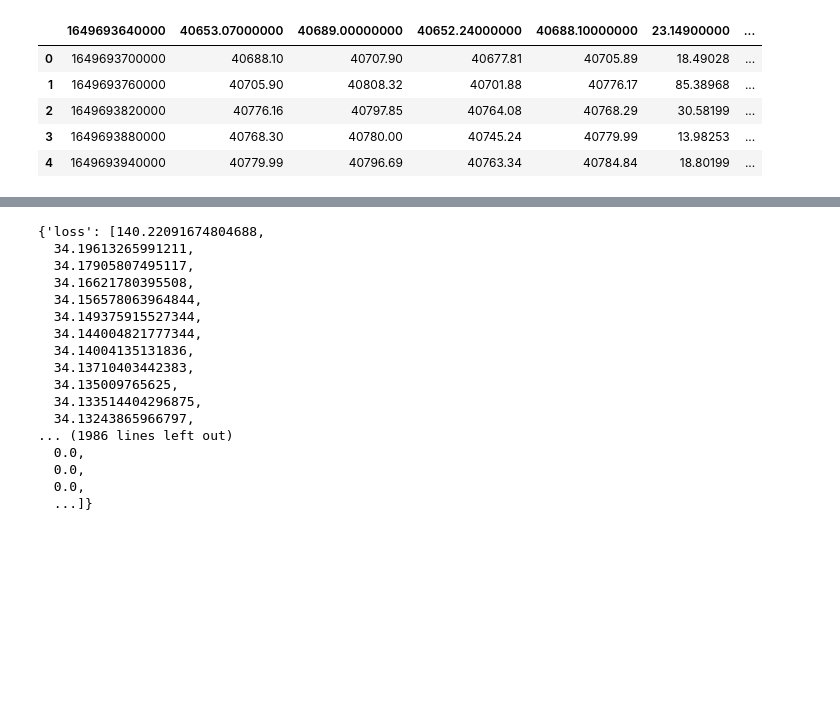
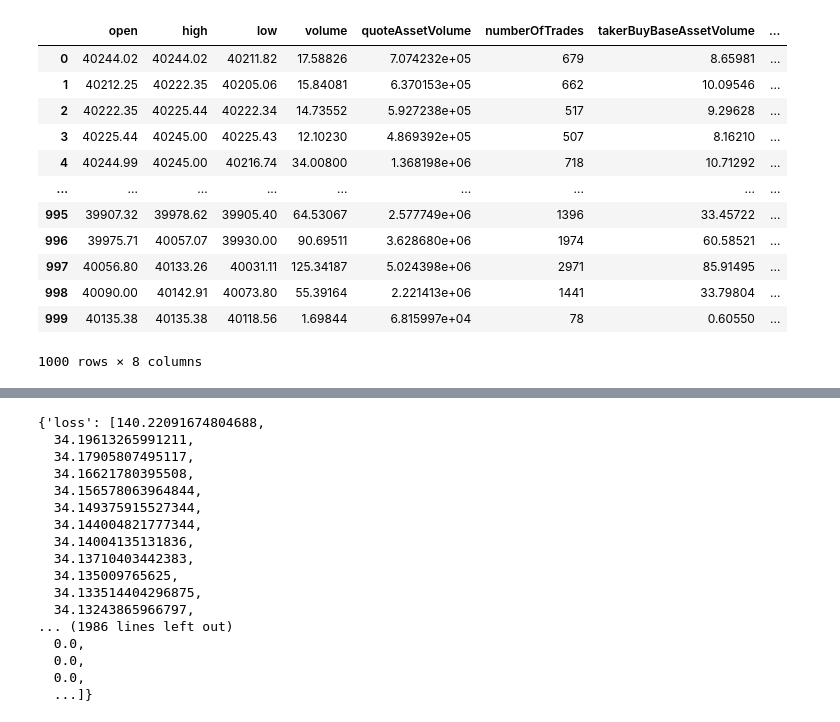
Before and after one commit to youngkwan-Ji/DataAnalysis_public, a Jupyter notebook: BinanceKlines.ipynb, the cells around one changed output, grey strips where cells are left out. Saved outputs shown, nothing was run; the diff lists cells and outputs as text; code cells hidden in the pictures; blank space fills up the shorter version.

```diff
--- a/BinanceKlines.ipynb
+++ b/BinanceKlines.ipynb
@@ -1,10 +1,15 @@
 # %%
 import pandas as pd
-klines = pd.read_csv('resource/dataset/binance/klines-BTCUSDT-1m.csv')
+klines = pd.read_csv('resource/dataset/binance/klines-BTCUSDT-1m_0413.csv')
 # study = pd.read_csv('resource/dataset/StudentsStudyHour/Student Study Hour V3.csv')
+del klines['openTime']
+del klines['closeTime']
+del klines['ignore']
+# y_arr = klines['40688.10000000']
+# del klines['1649693640000']
+# x_arr = klines['40688.10000000']
 klines.head()
-
-
+y_arr = klines['close']
 #
 # x_study = study[['Hours']]
 # y_study = study[['Scores']]
@@ -14,13 +19,28 @@ klines.head()
 #
 # x_study['Hours'][0]
 # y_study
-# %% [output]
-|  | 1649693640000 | 40653.07000000 | 40689.00000000 | 40652.24000000 | 40688.10000000 | 23.14900000 | ... |
-| 0 | 1649693700000 | 40688.10 | 40707.90 | 40677.81 | 40705.89 | 18.49028 | ... |
-| 1 | 1649693760000 | 40705.90 | 40808.32 | 40701.88 | 40776.17 | 85.38968 | ... |
-| 2 | 1649693820000 | 40776.16 | 40797.85 | 40764.08 | 40768.29 | 30.58199 | ... |
-| 3 | 1649693880000 | 40768.30 | 40780.00 | 40745.24 | 40779.99 | 13.98253 | ... |
-| 4 | 1649693940000 | 40779.99 | 40796.69 | 40763.34 | 40784.84 | 18.80199 | ... |
+# %%
+del klines['close']
+x_arr = klines
+# %%
+x_train = x_arr
+y_train = y_arr
+# %%
+x_train
+# %% [output]
+|  | open | high | low | volume | quoteAssetVolume | numberOfTrades | takerBuyBaseAssetVolume | ... |
+| 0 | 40244.02 | 40244.02 | 40211.82 | 17.58826 | 7.074232e+05 | 679 | 8.65981 | ... |
+| 1 | 40212.25 | 40222.35 | 40205.06 | 15.84081 | 6.370153e+05 | 662 | 10.09546 | ... |
+| 2 | 40222.35 | 40225.44 | 40222.34 | 14.73552 | 5.927238e+05 | 517 | 9.29628 | ... |
+| 3 | 40225.44 | 40245.00 | 40225.43 | 12.10230 | 4.869392e+05 | 507 | 8.16210 | ... |
+| 4 | 40244.99 | 40245.00 | 40216.74 | 34.00800 | 1.368198e+06 | 718 | 10.71292 | ... |
+| ... | ... | ... | ... | ... | ... | ... | ... | ... |
+| 995 | 39907.32 | 39978.62 | 39905.40 | 64.53067 | 2.577749e+06 | 1396 | 33.45722 | ... |
+| 996 | 39975.71 | 40057.07 | 39930.00 | 90.69511 | 3.628680e+06 | 1974 | 60.58521 | ... |
+| 997 | 40056.80 | 40133.26 | 40031.11 | 125.34187 | 5.024398e+06 | 2971 | 85.91495 | ... |
+| 998 | 40090.00 | 40142.91 | 40073.80 | 55.39164 | 2.221413e+06 | 1441 | 33.79804 | ... |
+| 999 | 40135.38 | 40135.38 | 40118.56 | 1.69844 | 6.815997e+04 | 78 | 0.60550 | ... |
+1000 rows × 8 columns
 # %%
 import tensorflow as tf
 import numpy as np
```
Also changed, not shown: parts of 8 cells of this notebook, 3 other files.
